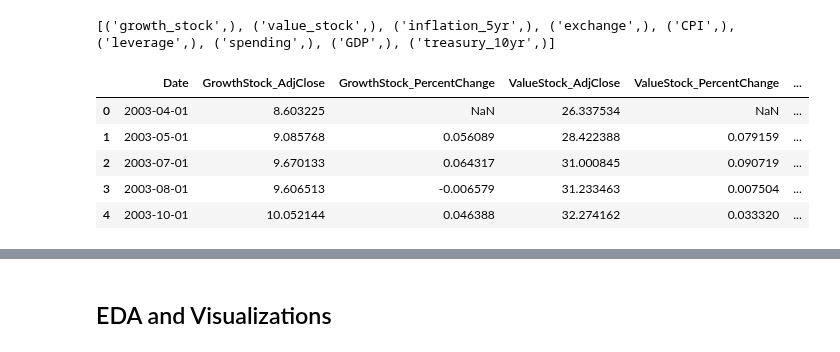
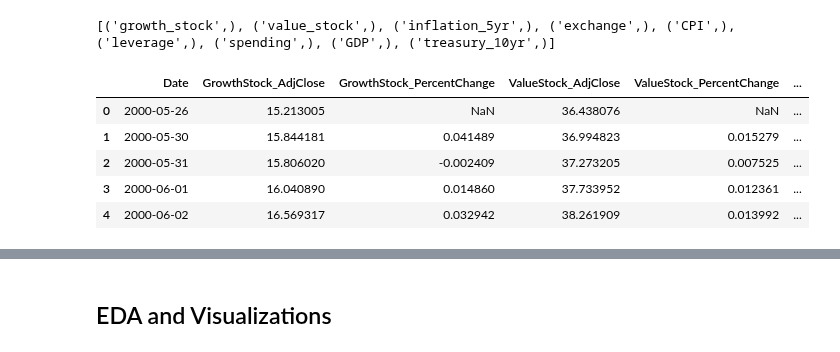
Before and after one commit to lu18cheng/pic16b_stock_analysis, a Jupyter notebook: code/analysis.ipynb, the cells around one changed output, grey strips where cells are left out. Drawn from its saved outputs; the diff is of its cells as text; code cells hidden in the pictures.

```diff
--- a/code/analysis.ipynb
+++ b/code/analysis.ipynb
@@ -16,56 +16,56 @@ print(cursor.fetchall())
 # %%
 cmd = '''
 SELECT g.Date AS Date,
         g."Adj Close" AS GrowthStock_AdjClose,
         (g."Adj Close" - LAG(g."Adj Close", 1) OVER (ORDER BY g.Date))/
                 LAG(g."Adj Close", 1) OVER (ORDER BY g.Date) AS GrowthStock_PercentChange,
 
         v."Adj Close" AS ValueStock_AdjClose,
-        (v."Adj Close" - LAG(v."Adj Close", 1) OVER (ORDER BY g.Date))/
-                LAG(v."Adj Close", 1) OVER (ORDER BY g.Date) AS ValueStock_PercentChange,
+        (v."Adj Close" - LAG(v."Adj Close", 1) OVER (ORDER BY v.Date))/
+                LAG(v."Adj Close", 1) OVER (ORDER BY v.Date) AS ValueStock_PercentChange,
 
         t."Adj Close" AS Treasury10yr_AdjClose,
-        (t."Adj Close" - LAG(t."Adj Close", 1) OVER (ORDER BY g.Date))/
-                LAG(t."Adj Close", 1) OVER (ORDER BY g.Date) AS Treasury10yr_PercentChange,
-        (t."Adj Close" - LAG(t."Adj Close", 1) OVER (ORDER BY g.Date)) AS Treasury10yr_Diff,
+        (t."Adj Close" - LAG(t."Adj Close", 1) OVER (ORDER BY t.Date))/
+                LAG(t."Adj Close", 1) OVER (ORDER BY t.Date) AS Treasury10yr_PercentChange,
+        (t."Adj Close" - LAG(t."Adj Close", 1) OVER (ORDER BY t.Date)) AS Treasury10yr_Diff,
 
         e.DEXCAUS AS exchange,
-        (e.DEXCAUS - LAG(e.DEXCAUS, 1) OVER (ORDER BY g.Date))/
-                LAG(e.DEXCAUS, 1) OVER (ORDER BY g.Date) AS exchange_PercentChange,
-        (e.DEXCAUS - LAG(e.DEXCAUS, 1) OVER (ORDER BY g.Date)) AS exchange_Diff,
+        (e.DEXCAUS - LAG(e.DEXCAUS, 1) OVER (ORDER BY e.Date))/
+                LAG(e.DEXCAUS, 1) OVER (ORDER BY e.Date) AS exchange_PercentChange,
+        (e.DEXCAUS - LAG(e.DEXCAUS, 1) OVER (ORDER BY e.Date)) AS exchange_Diff,
 
         i.T5YIE AS inflation5yr,
-        (i.T5YIE - LAG(i.T5YIE, 1) OVER (ORDER BY g.Date))/
-                LAG(i.T5YIE, 1) OVER (ORDER BY g.Date) AS inflation5yr_PercentChange,
-        (i.T5YIE - LAG(i.T5YIE, 1) OVER (ORDER BY g.Date)) AS inflation5yr_Diff,
+        (i.T5YIE - LAG(i.T5YIE, 1) OVER (ORDER BY i.Date))/
+                LAG(i.T5YIE, 1) OVER (ORDER BY i.Date) AS inflation5yr_PercentChange,
+        (i.T5YIE - LAG(i.T5YIE, 1) OVER (ORDER BY i.Date)) AS inflation5yr_Diff,
 
         c.CPIAUCSL_PC1 AS CPI,
-        (c.CPIAUCSL_PC1 - LAG(c.CPIAUCSL_PC1, 1) OVER (ORDER BY g.Date))/
-                LAG(c.CPIAUCSL_PC1, 1) OVER (ORDER BY g.Date) AS CPI_PercentChange,
-        (c.CPIAUCSL_PC1 - LAG(c.CPIAUCSL_PC1, 1) OVER (ORDER BY g.Date)) AS CPI_Diff
+        (c.CPIAUCSL_PC1 - LAG(c.CPIAUCSL_PC1, 1) OVER (ORDER BY c.Date))/
+                LAG(c.CPIAUCSL_PC1, 1) OVER (ORDER BY c.Date) AS CPI_PercentChange,
+        (c.CPIAUCSL_PC1 - LAG(c.CPIAUCSL_PC1, 1) OVER (ORDER BY c.Date)) AS CPI_Diff
 
 FROM growth_stock g
-JOIN value_stock v
+LEFT JOIN value_stock v
 ON g.Date = v.Date
-JOIN treasury_10yr t
+LEFT JOIN treasury_10yr t
 ON g.Date = t.Date
-JOIN exchange e
+LEFT JOIN exchange e
 ON g.Date = e.Date
-JOIN inflation_5yr i
+LEFT JOIN inflation_5yr i
 ON g.Date = i.Date
-JOIN CPI c
+LEFT JOIN CPI c
 ON g.Date = c.Date
 '''
 
 df = pd.read_sql_query(cmd, conn)
 df.head()
 # %% [output]
 |  | Date | GrowthStock_AdjClose | GrowthStock_PercentChange | ValueStock_AdjClose | ValueStock_PercentChange | ... |
-| 0 | 2003-04-01 | 8.603225 | NaN | 26.337534 | NaN | ... |
-| 1 | 2003-05-01 | 9.085768 | 0.056089 | 28.422388 | 0.079159 | ... |
-| 2 | 2003-07-01 | 9.670133 | 0.064317 | 31.000845 | 0.090719 | ... |
-| 3 | 2003-08-01 | 9.606513 | -0.006579 | 31.233463 | 0.007504 | ... |
-| 4 | 2003-10-01 | 10.052144 | 0.046388 | 32.274162 | 0.033320 | ... |
+| 0 | 2000-05-26 | 15.213005 | NaN | 36.438076 | NaN | ... |
+| 1 | 2000-05-30 | 15.844181 | 0.041489 | 36.994823 | 0.015279 | ... |
+| 2 | 2000-05-31 | 15.806020 | -0.002409 | 37.273205 | 0.007525 | ... |
+| 3 | 2000-06-01 | 16.040890 | 0.014860 | 37.733952 | 0.012361 | ... |
+| 4 | 2000-06-02 | 16.569317 | 0.032942 | 38.261909 | 0.013992 | ... |
 # %%
 df['Date'] = pd.to_datetime(df['Date'])
 # %%
```
Also changed, not shown: parts of 9 cells of this notebook.
